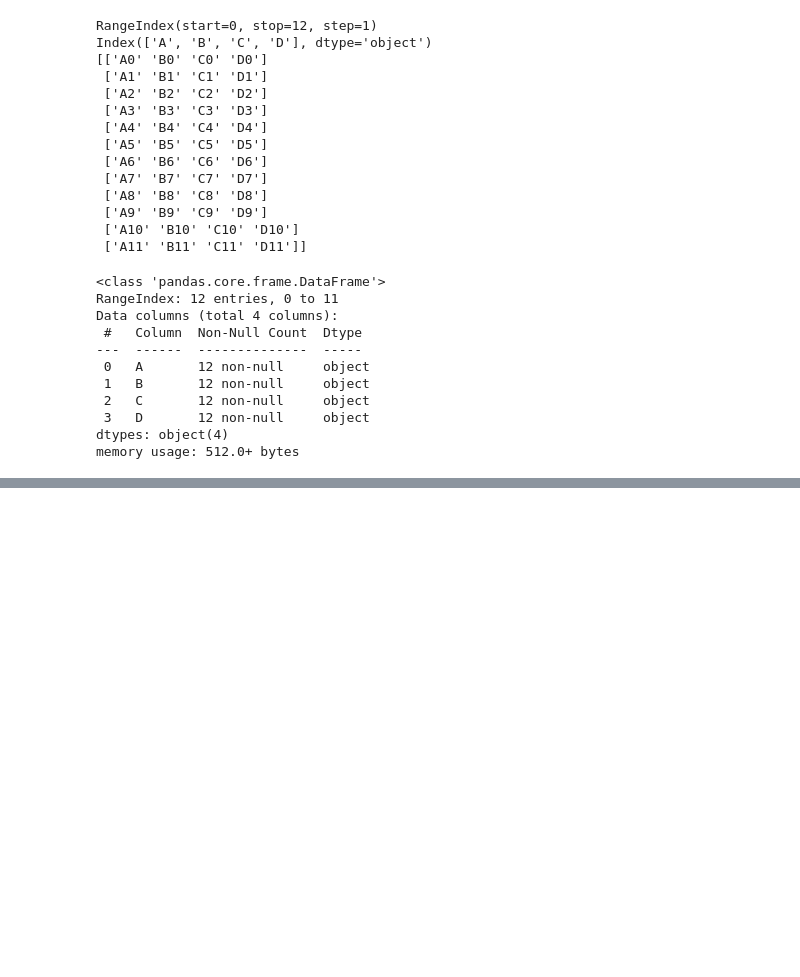
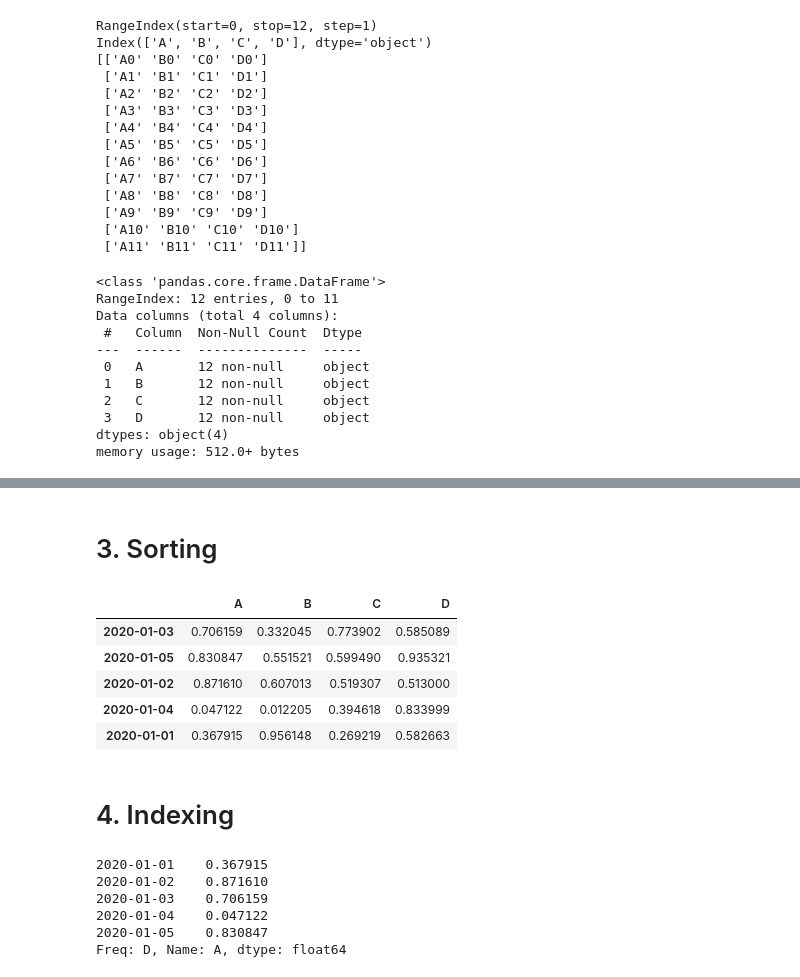
Before and after one commit to jungdennis/MLDL_study, a Jupyter notebook: EDA/판다스 기본.ipynb, the cells around one changed output, grey strips where cells are left out. Cells and saved outputs as stored; diff of their text form; code cells hidden in the pictures; blank space fills up the shorter version.

```diff
--- a/EDA/판다스 기본.ipynb
+++ b/EDA/판다스 기본.ipynb
@@ -117,0 +131,24 @@ memory usage: 512.0+ bytes
+# %% [markdown]
+# 3. Sorting
+# %%
+# 특정 column을 기준으로 내림차순 sorting
+df_A.sort_values("C", ascending = False)
+# %% [output]
+|  | A | B | C | D |
+| 2020-01-03 | 0.706159 | 0.332045 | 0.773902 | 0.585089 |
+| 2020-01-05 | 0.830847 | 0.551521 | 0.599490 | 0.935321 |
+| 2020-01-02 | 0.871610 | 0.607013 | 0.519307 | 0.513000 |
+| 2020-01-04 | 0.047122 | 0.012205 | 0.394618 | 0.833999 |
+| 2020-01-01 | 0.367915 | 0.956148 | 0.269219 | 0.582663 |
+# %% [markdown]
+# 4. Indexing
+# %%
+# column(열)을 기준으로 한 indexing
+df_A["A"]
+# %% [output]
+2020-01-01    0.367915
+2020-01-02    0.871610
+2020-01-03    0.706159
+2020-01-04    0.047122
+2020-01-05    0.830847
+Freq: D, Name: A, dtype: float64
```
Also changed, not shown: parts of 23 cells of this notebook.
